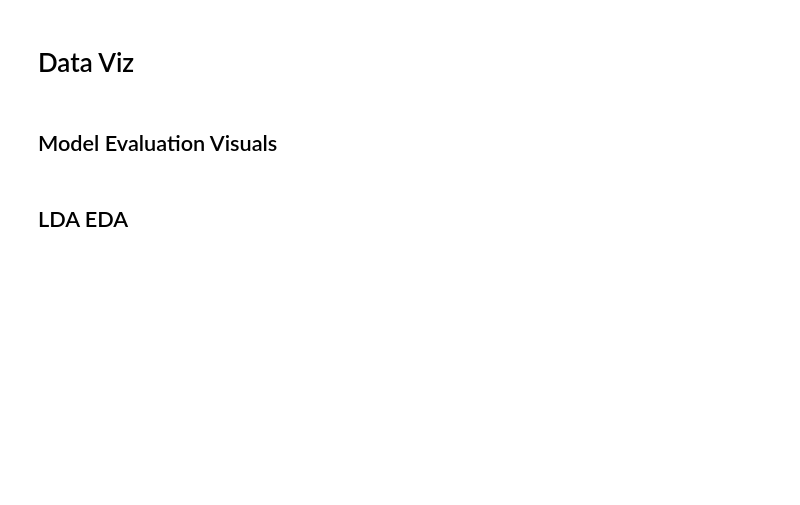
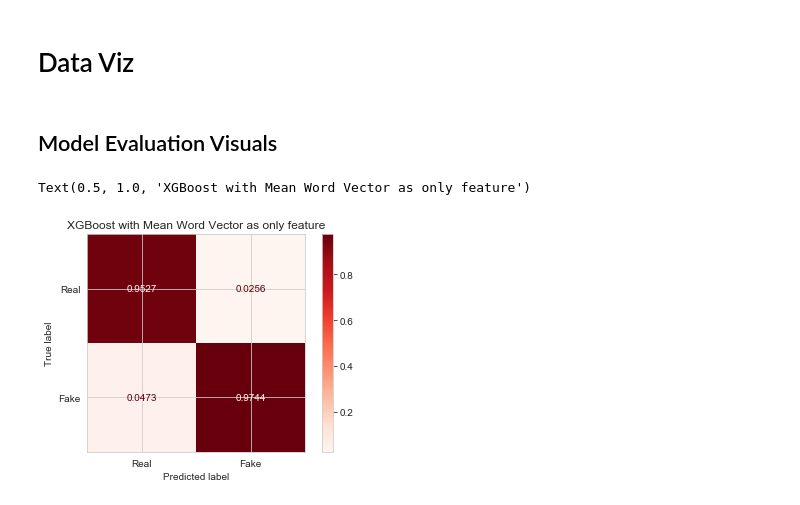
Before and after one commit to wplam107/NLP_Project, a Jupyter notebook: Mod6_models.ipynb, the cells around one changed output. Saved outputs shown, nothing was run; the diff lists cells and outputs as text; code cells hidden in the pictures; blank space fills up the shorter version.

```diff
--- a/Mod6_models.ipynb
+++ b/Mod6_models.ipynb
@@ -304,3 +402,7 @@ vcdf_test = pd.DataFrame(vec_test)
 # Join vector columns with previous data
 X_train_final = X_train_n.reset_index().drop(columns='job_id').join(vcdf_train)
 X_test_final = X_test_n.reset_index().drop(columns='job_id').join(vcdf_test)
+# %%
+# Test mean word vector as solitary feature
+xgb_tester = xgb.XGBClassifier()
+xgb_tester.fit(vcdf_train, y_train)
@@ -469,5 +589,3 @@ for title, classifier, X_test in classifiers:
                                  cmap=plt.cm.Reds,
                                  normalize='pred')
     disp.ax_.set_title(title)
-# %% [markdown]
-## LDA EDA
@@ -479,0 +592,11 @@ vocab_real = [ [ word for word in simple_preprocess(str(doc)) if word not in sto
+# %%
+# Plot confusion matrix of XGBoost with word vector alone
+plot_confusion_matrix(xgb_tester, vcdf_test, y_test,
+                      display_labels=['Real', 'Fake'],
+                      values_format='.4f',
+                      cmap=plt.cm.Reds,
+                      normalize='pred')
+plt.title('XGBoost with Mean Word Vector as only feature')
+# %% [output]
+Text(0.5, 1.0, 'XGBoost with Mean Word Vector as only feature')
+[figure, added]
```
Also changed, not shown: parts of 18 cells of this notebook, 1 other file.
